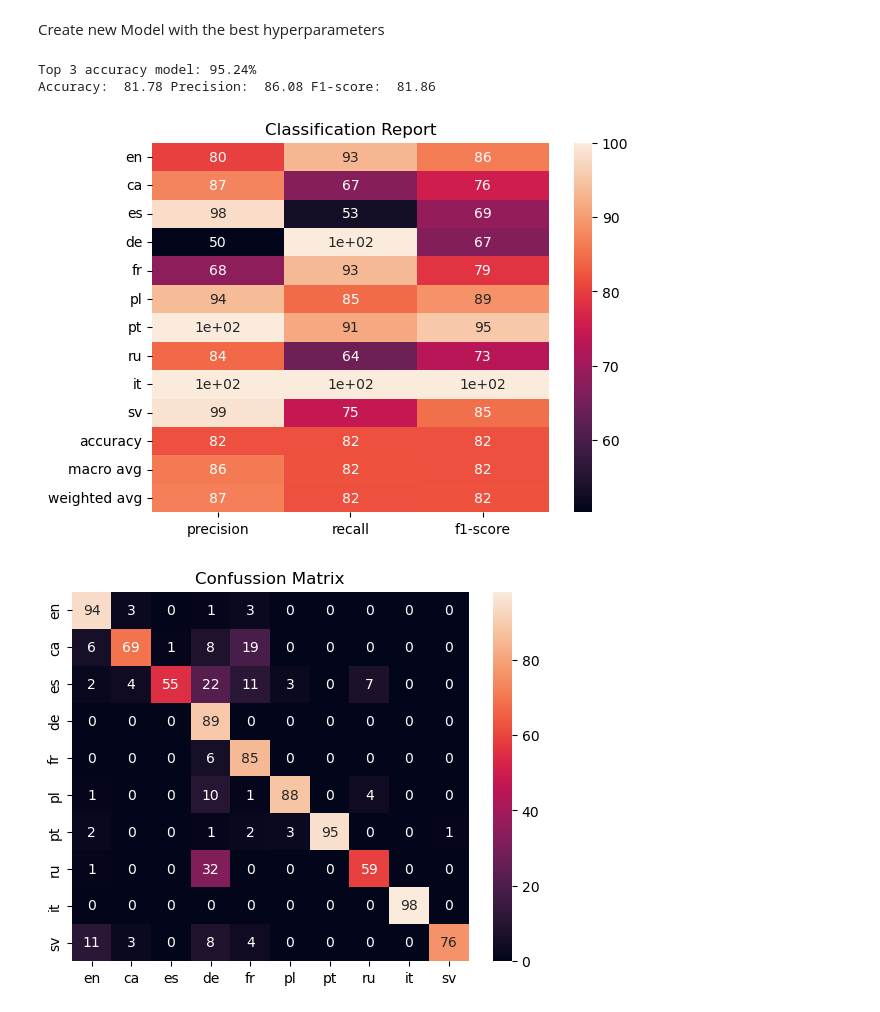
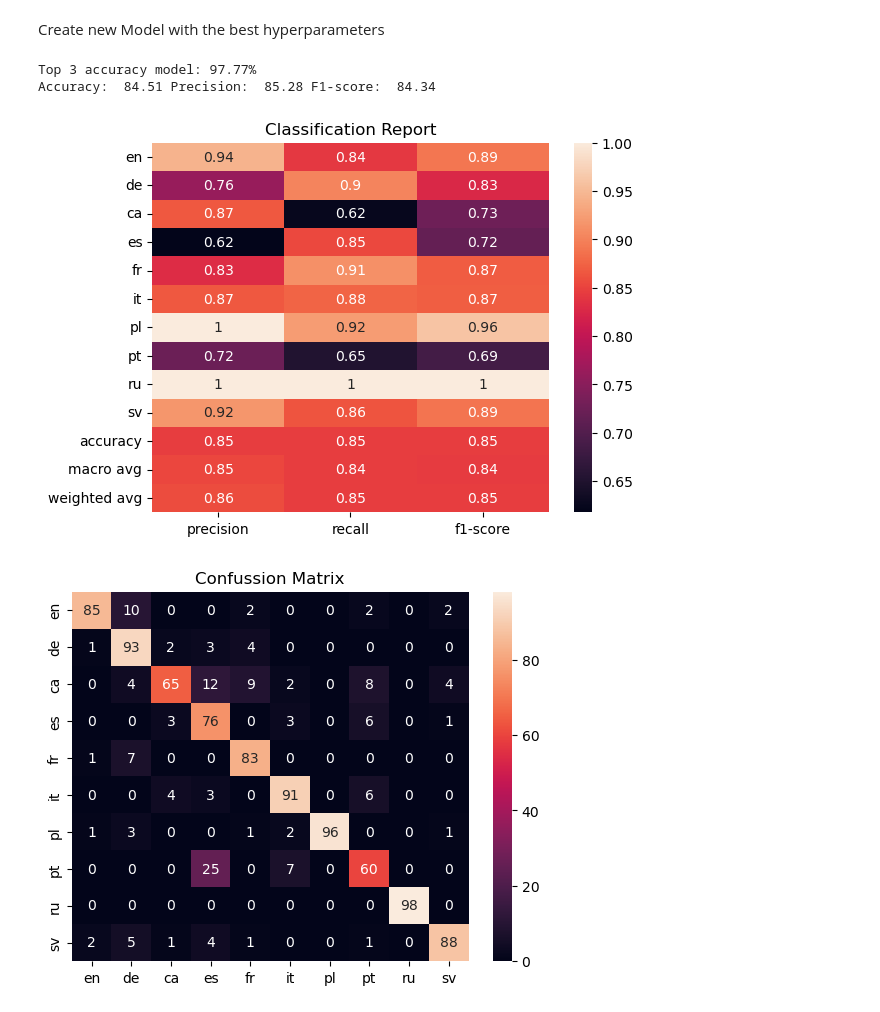
Before and after one commit to jsalisburyv/Machine-Learning, a Jupyter notebook: Practica1/models.ipynb, the cells around one changed output. Saved outputs shown, nothing was run; the diff lists cells and outputs as text; code cells hidden in the pictures.

```diff
--- a/Practica1/models.ipynb
+++ b/Practica1/models.ipynb
@@ -13,6 +13,6 @@ import seaborn as sns
 # %% [markdown]
 ### Read Preprocessed Data
 # %%
-df = pd.read_csv('data/final.csv', index_col=0)
+df = pd.read_csv('data/comb/ACD.csv', index_col=0)
 df.head()
 # %% [output]
@@ -74,16 +79,16 @@ pca.n_components_
 from sklearn import svm
 # %%
 # Create common Models with different Kernels
-models = [
-    svm.SVC(kernel='linear', probability=True),  # linear kernel
-    svm.SVC(kernel='poly', probability=True),  # polynomial kernel with degree 3
-    svm.SVC(kernel='rbf', probability=True),  # RBF kernel with gamma = 0.1
-    svm.SVC(kernel='sigmoid', probability=True)
-]
+models = {
+    'Linear': svm.SVC(kernel='linear', probability=True),  # linear kernel
+    'Polynomial': svm.SVC(kernel='poly', probability=True),  # polynomial kernel with degree 3
+    'Radial': svm.SVC(kernel='rbf', probability=True),  # RBF kernel with gamma = 0.1
+    'Sigmoid': svm.SVC(kernel='sigmoid', probability=True)
+}
 
 # Train models
-for model in models:
-    model.fit(X_train_pca, y_train)
+for key in models:
+    models[key].fit(X_train_pca, y_train)
 # %% [markdown]
 ### Metrics
 # %%
@@ -145,11 +150,11 @@ from sklearn.model_selection import GridSearchCV
 # %%
 # Let's preform a grid search on the model1 (SVM) to find the best parameters
 
-# parameters = {'C': [0.1, 1, 5, 10], 'gamma': ["scale", "auto", 1, 0.1, 0.01, 0.001], 'kernel': ['linear', 'rbf'], "decision_function_shape": ["ovo", "ovr"]} # AÑADIR SIGMOID???
+parameters = {'C': [0.1, 1, 5, 10], 'gamma': ["scale", "auto", 1, 0.1, 0.01, 0.001], 'kernel': ['linear', 'rbf'], "decision_function_shape": ["ovo", "ovr"]} # AÑADIR SIGMOID???
 
-# grid = GridSearchCV(svm.SVC(), parameters, refit=True, verbose=3)
-# grid.fit(X_train_pca, y_train)
+grid = GridSearchCV(svm.SVC(), parameters, refit=True, verbose=3)
+grid.fit(X_train_pca, y_train)
 
-# print(grid.best_params_)
+print(grid.best_params_)
 # %% [output]
 Fitting 5 folds for each of 96 candidates, totalling 480 fits
@@ -174,28 +179,28 @@ Create new Model with the best hyperparameters
 # %%
 # Create and train model
 
-model = svm.SVC(C=0.1, kernel='linear', gamma="scale", decision_function_shape="ovo", probability=True)
+# model = grid.best_estimator_
+model = svm.SVC(C=10, kernel='rbf', gamma=0.001, decision_function_shape="ovo", probability=True)
 model.fit(X_train_pca, y_train)
-# model = grid.best_estimator_
 
 # Top 3
 prediction = model.predict_proba(X_val_pca)
 print(f'Top 3 accuracy model: {round(top_k_accuracy_score(y_val, prediction, k=3)*100,2)}%')
 
 # Classification Report
 clf_report = classification_report(y_val, model.predict(X_val_pca), zero_division=0, target_names=langs, output_dict=True)
 sns.heatmap(pd.DataFrame(clf_report).iloc[:-1, :].T, annot=True).set(title="Classification Report")
 print("Accuracy: ", round(clf_report['accuracy']*100, 2), "Precision: ", round(clf_report['macro avg']['precision']*100,2), "F1-score: ", round(clf_report['macro avg']['f1-score']*100,2))
 plt.show()
 
 # Confussion Matrix
 cm = confusion_matrix(y_val, model.predict(X_val_pca))
 sns.heatmap(cm, annot=True, fmt='d', xticklabels=langs, yticklabels=langs).set(title="Confussion Matrix")
 plt.show()
 # %% [output]
-Top 3 accuracy model: 95.24%
-Accuracy:  81.78 Precision:  86.08 F1-score:  81.86
+Top 3 accuracy model: 97.77%
+Accuracy:  84.51 Precision:  85.28 F1-score:  84.34
-[figure, old version]
+[figure, new version]
-[figure, old version]
+[figure, new version]
 # %%
 import numpy as np
```
Also changed, not shown: parts of 12 cells of this notebook, 10 other files.
